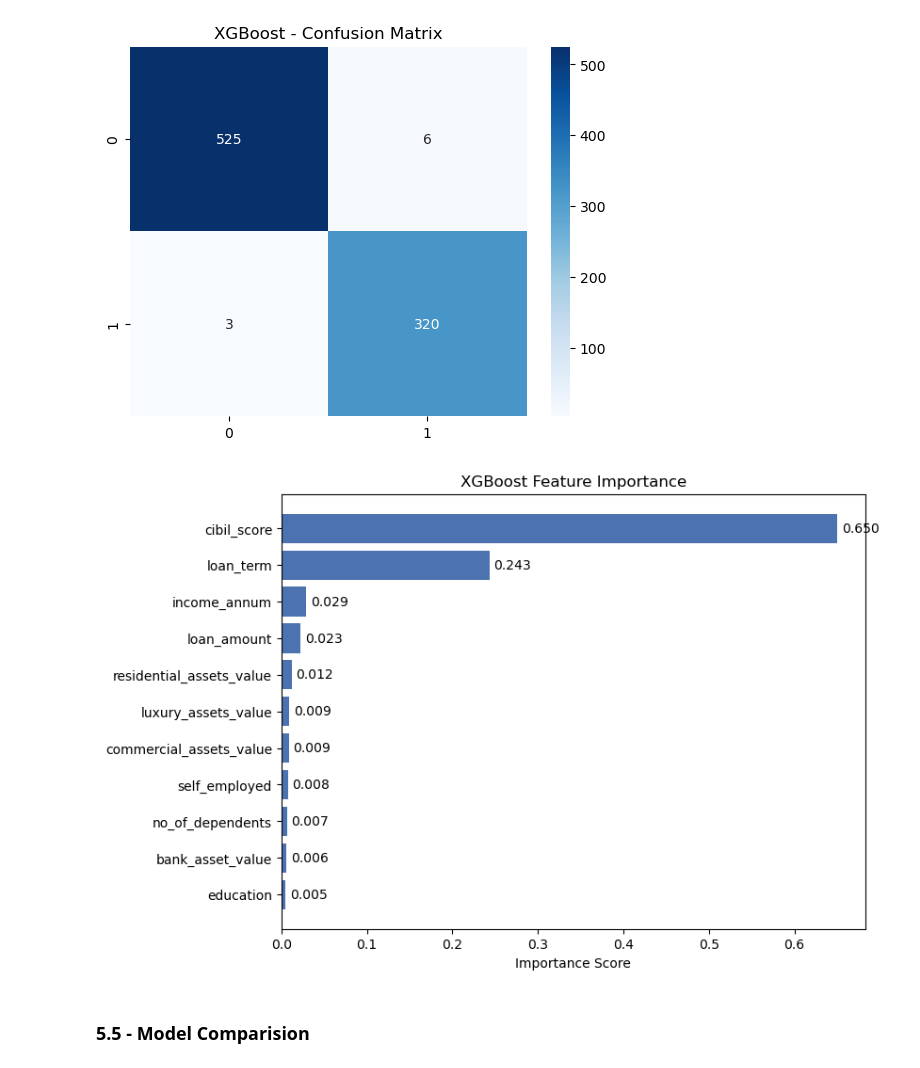
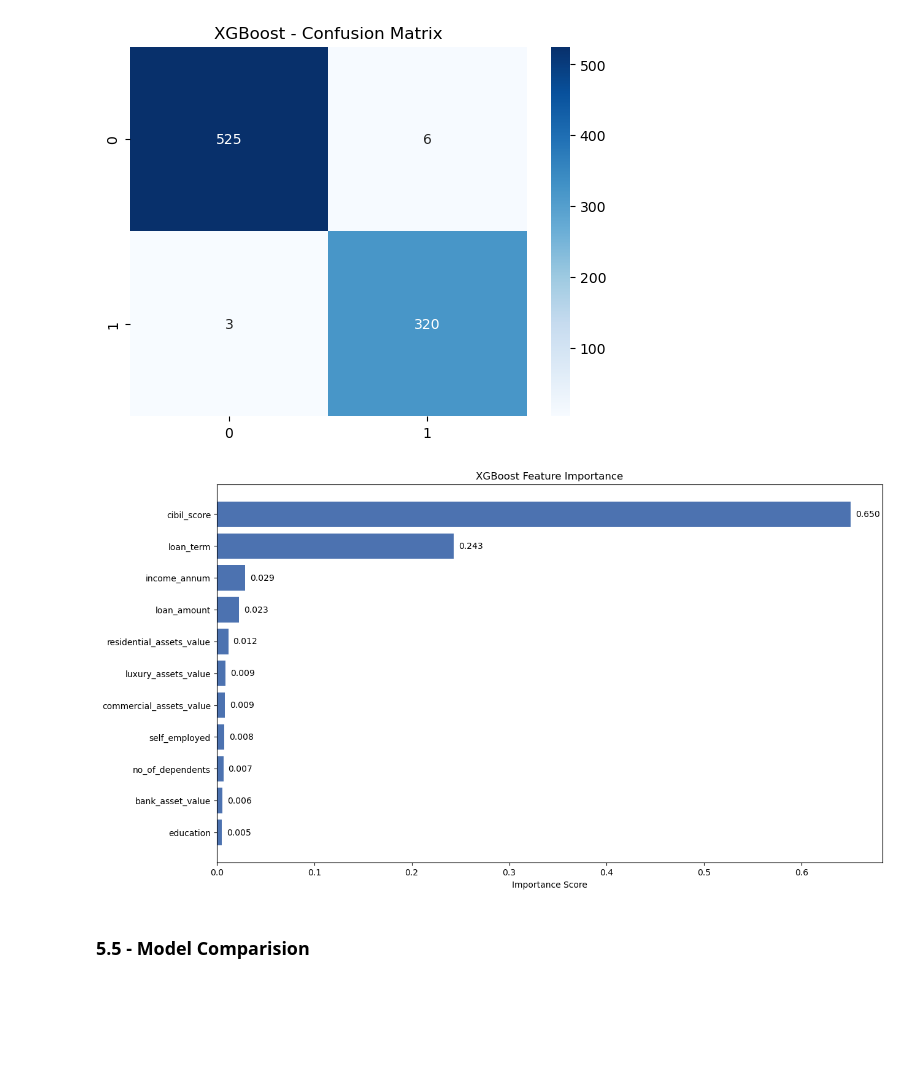
Before and after one commit to md-faiyazkhan/loan-default-prediction-v2, a Jupyter notebook: notebooks/loan_prediction.ipynb, the cells around one changed output. Saved outputs shown, nothing was run; the diff lists cells and outputs as text; code cells hidden in the pictures; blank space fills up the shorter version.

```diff
--- a/notebooks/loan_prediction.ipynb
+++ b/notebooks/loan_prediction.ipynb
@@ -405,22 +405,22 @@ plt.show()
 # %%
 # Feature Importance
 importance_df = pd.DataFrame({
     'Feature': feature_cols,
     'Importance': xgb.feature_importances_
 }).sort_values('Importance', ascending=True)
 
-plt.figure(figsize=(8, 6))
+plt.figure(figsize=(14, 8))
 bars = plt.barh(importance_df['Feature'], importance_df['Importance'], color='#4C72B0')
 
 for bar in bars:
     width = bar.get_width()
     plt.text(width + 0.005, bar.get_y() + bar.get_height()/2, f'{width:.3f}', va='center')
 
 plt.title('XGBoost Feature Importance')
 plt.xlabel('Importance Score')
 plt.show()
 # %% [output]
-[figure, old version]
+[figure, new version]
 # %% [markdown]
 ### 5.5 - Model Comparision
 # %%
```
Also changed, not shown: parts of 4 cells of this notebook.
